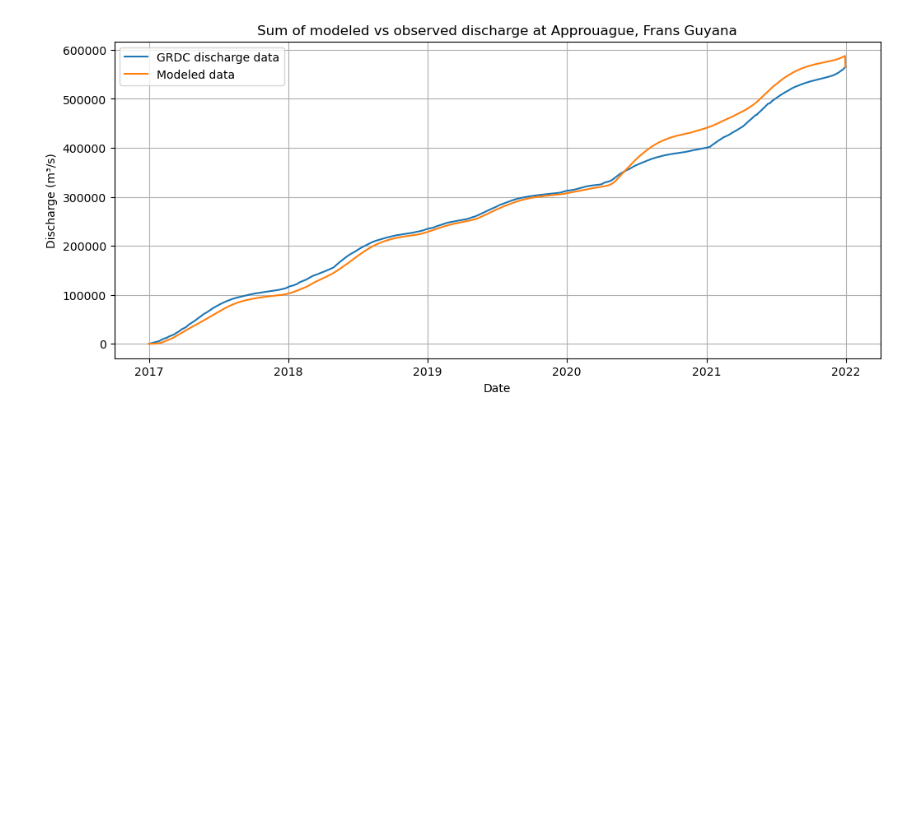
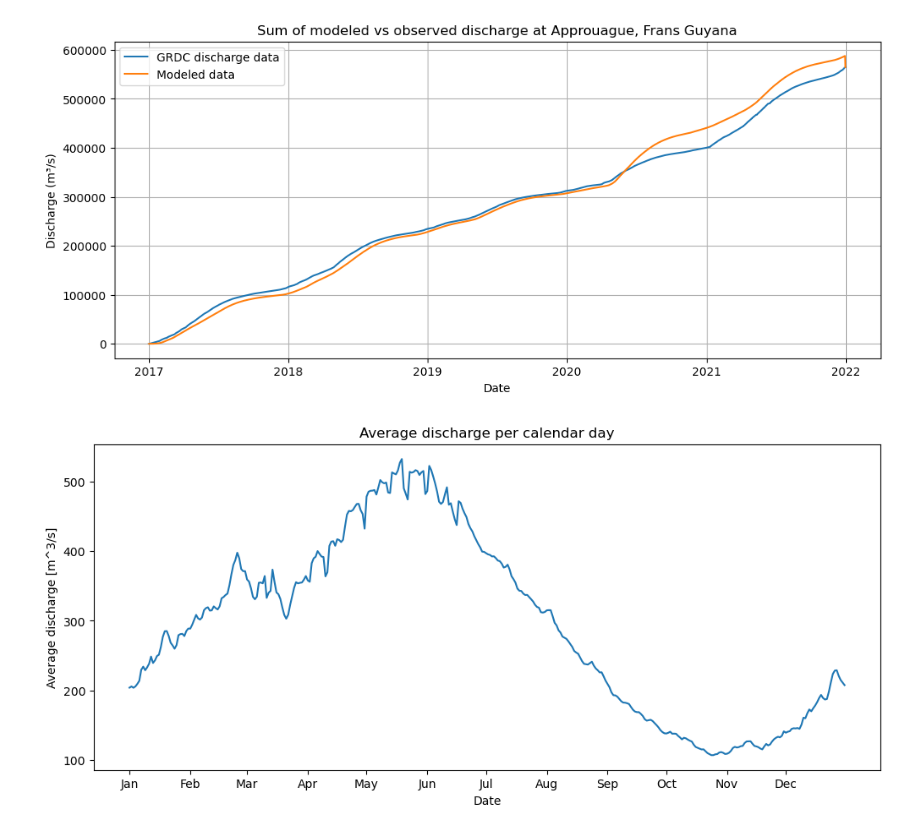
Before and after one commit to eWaterCycle/projects, a Jupyter notebook: Frans_model/Frans_model.ipynb, the cells around one changed output. Cells and saved outputs as stored; diff of their text form; code cells hidden in the pictures; blank space fills up the shorter version.

```diff
--- a/Frans_model/Frans_model.ipynb
+++ b/Frans_model/Frans_model.ipynb
@@ -316,3 +307,27 @@ plt.show()
 Name: Modelled discharge, Length: 1825, dtype: float64
 0.0035377800025985654
 [figure]
+# %%
+df = pd.read_csv(discharge_file, delimiter=';')
+df["Value"] = df["Value"] / 1000
+df.replace(999, np.nan, inplace=True)
+
+df["Date"] = pd.to_datetime(df["Date"], utc=True)
+df["month_day"] = df["Date"].dt.strftime("%m-%d")
+
+# print(len(df.groupby("month_day")["Value"]))
+
+daily = df.groupby("month_day")["Value"].agg(mean="mean", std="std", n ="count")
+
+month_starts = ["01-01", "02-01", "03-01", "04-01", "05-01", "06-01", "07-01", "08-01", "09-01", "10-01", "11-01", "12-01"]
+month_labels = ["Jan", "Feb", "Mar", "Apr","May", "Jun", "Jul", "Aug", "Sep", "Oct", "Nov", "Dec"]
+
+plt.figure(figsize=(12, 5))
+plt.plot(daily.index, daily["mean"])
+plt.xlabel("Date")
+plt.ylabel("Average discharge [m^3/s]")
+plt.title("Average discharge per calendar day")
+plt.xticks(month_starts, month_labels)
+plt.show()
+# %% [output]
+[figure, added]
```
Also changed, not shown: parts of 5 cells of this notebook, 1 other file.
